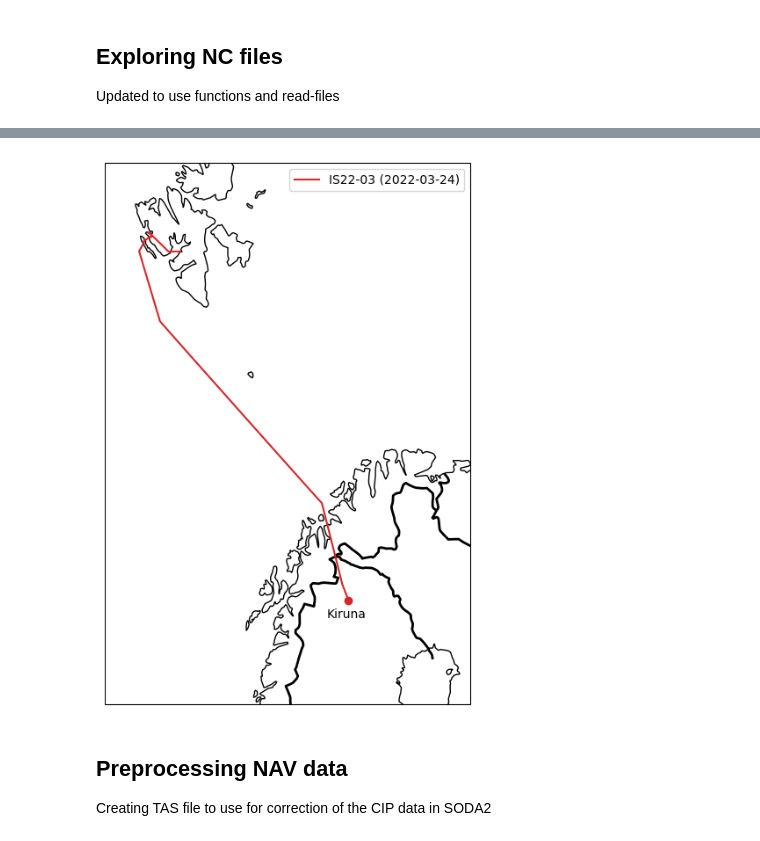
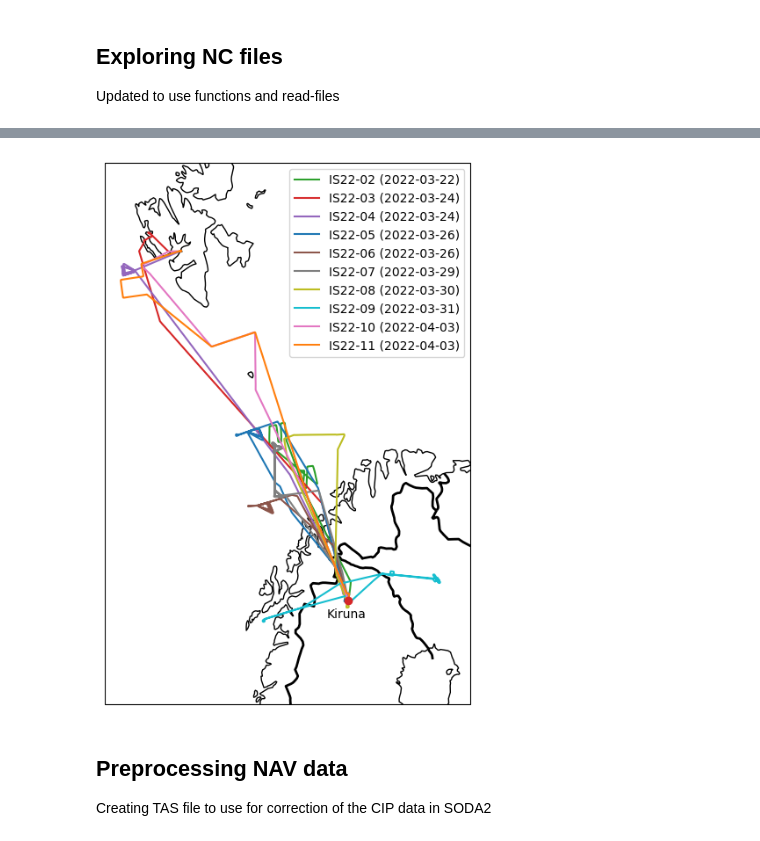
Before and after one commit to niellaNina/procIslasMicrophy, a Jupyter notebook: NC_explorer.ipynb, the cells around one changed output, grey strips where cells are left out. Saved outputs shown, nothing was run; the diff lists cells and outputs as text; code cells hidden in the pictures.

```diff
--- a/NC_explorer.ipynb
+++ b/NC_explorer.ipynb
@@ -49,4 +49,4 @@ c_flights = {'IS22-01':'wheat',
 # Navigational data
 # -- nav_df: data variables
 # -- nav_stats_dict: statistics for each flight
-nav_df, nav_stats_dict = read_nav.read_nav()
+nav_df, nav_stats_dict, d = read_nav.read_nav()
@@ -157,9 +167,9 @@ def plot_map(nav_df, flight = "", file_str = ""):
     if file_str !="":
         plt.savefig(file_str)
 # %%
-plot_map(nav_df, flight='IS22-03')
+plot_map(nav_df, file_str='ISLAS_flightpaths.jpg')
 # %% [output]
-[figure, old version]
+[figure, new version]
 # %% [markdown]
 ## Preprocessing NAV data
 Creating TAS file to use for correction of the CIP data in SODA2
```
Also changed, not shown: parts of 2 cells of this notebook, 25 other files.
